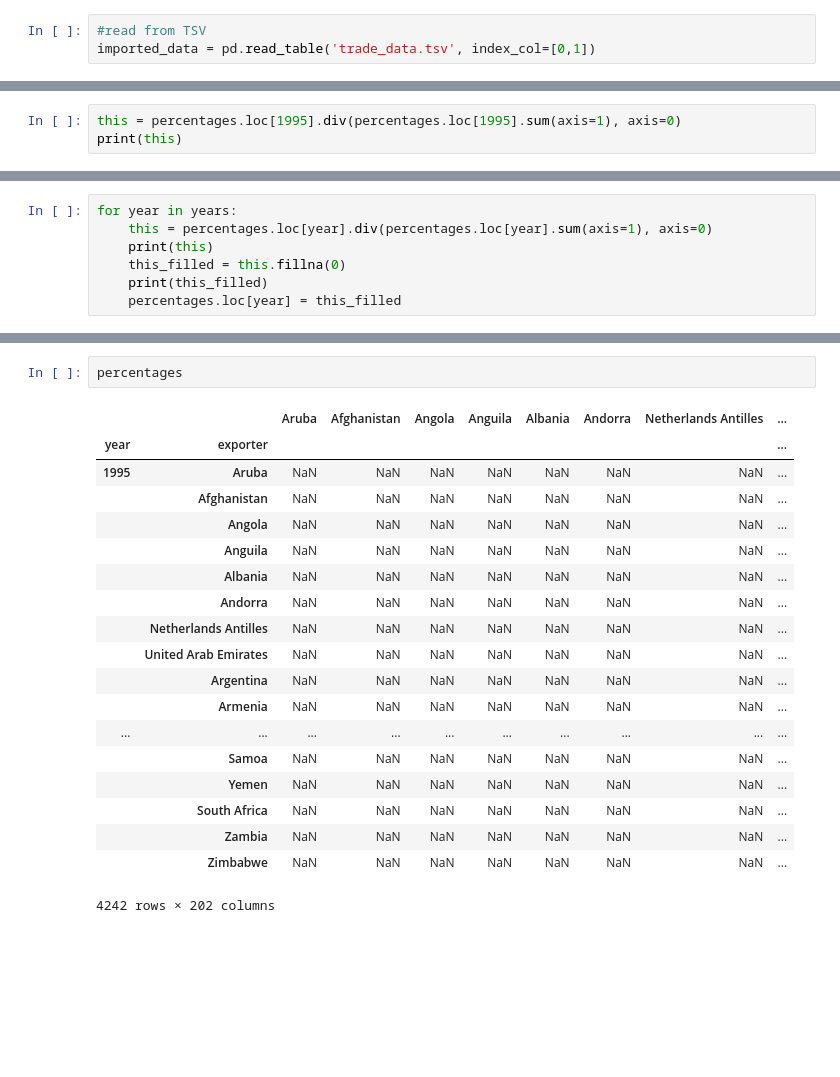
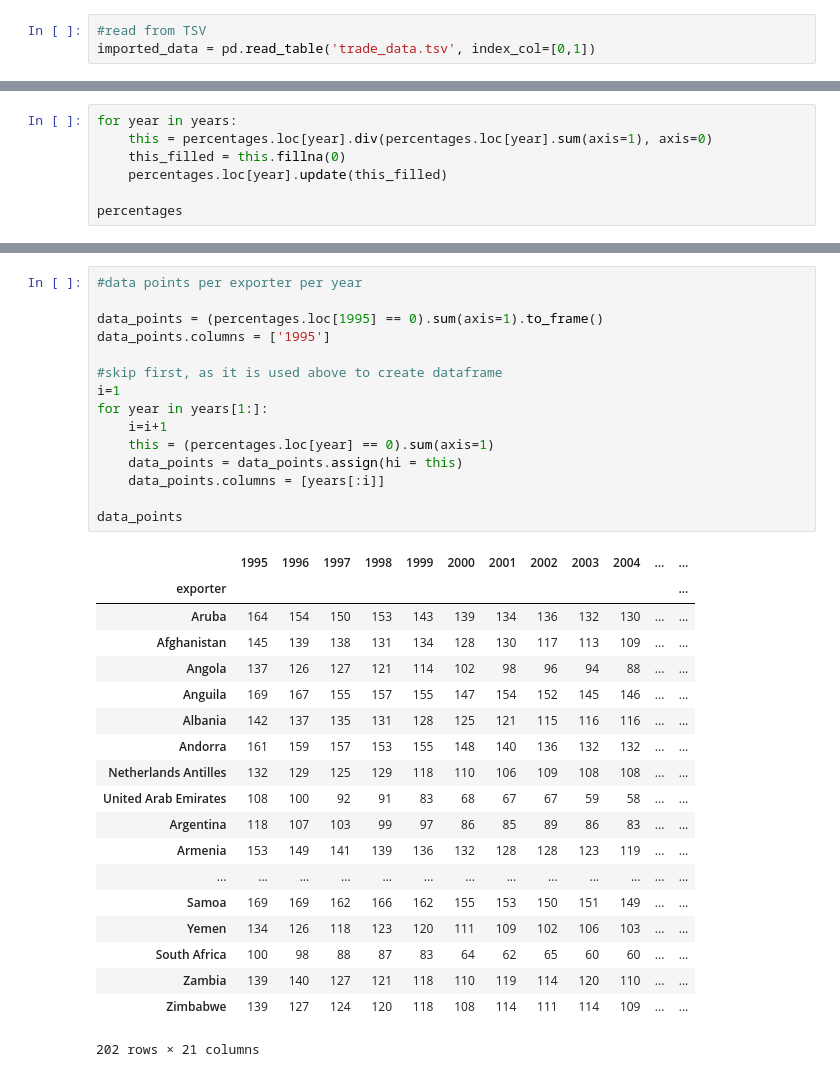
Before and after one commit to swigman/TrueEmissions, a Jupyter notebook: Percentages in MIDF.ipynb, the cells around one changed output, grey strips where cells are left out. Drawn from its saved outputs; the diff is of its cells as text; blank space fills up the shorter version.

Commit message:
completed multi index df version of percentages, added some stats

```diff
--- a/Percentages in MIDF.ipynb
+++ b/Percentages in MIDF.ipynb
@@ -45,4 +21,8 @@ percentages = imported_data.copy()
 # %%
-this = percentages.loc[1995].div(percentages.loc[1995].sum(axis=1), axis=0)
-print(this)
+for year in years:
+    this = percentages.loc[year].div(percentages.loc[year].sum(axis=1), axis=0)
+    this_filled = this.fillna(0)
+    percentages.loc[year].update(this_filled)
+
+percentages
 # %% [output]
@@ -86,7 +47,0 @@ Length: 202, dtype: float64
-# %%
-for year in years:
-    this = percentages.loc[year].div(percentages.loc[year].sum(axis=1), axis=0)
-    print(this)
-    this_filled = this.fillna(0)
-    print(this_filled)
-    percentages.loc[year] = this_filled
@@ -111,22 +48,35 @@ Zambia                             NaN
-# %%
-percentages
-# %% [output]
-|  |  | Aruba | Afghanistan | Angola | Anguila | Albania | Andorra | Netherlands Antilles | ... |
-| year | exporter |  |  |  |  |  |  |  | ... |
-| 1995 | Aruba | NaN | NaN | NaN | NaN | NaN | NaN | NaN | ... |
-|  | Afghanistan | NaN | NaN | NaN | NaN | NaN | NaN | NaN | ... |
-|  | Angola | NaN | NaN | NaN | NaN | NaN | NaN | NaN | ... |
-|  | Anguila | NaN | NaN | NaN | NaN | NaN | NaN | NaN | ... |
-|  | Albania | NaN | NaN | NaN | NaN | NaN | NaN | NaN | ... |
-|  | Andorra | NaN | NaN | NaN | NaN | NaN | NaN | NaN | ... |
-|  | Netherlands Antilles | NaN | NaN | NaN | NaN | NaN | NaN | NaN | ... |
-|  | United Arab Emirates | NaN | NaN | NaN | NaN | NaN | NaN | NaN | ... |
-|  | Argentina | NaN | NaN | NaN | NaN | NaN | NaN | NaN | ... |
-|  | Armenia | NaN | NaN | NaN | NaN | NaN | NaN | NaN | ... |
-| ... | ... | ... | ... | ... | ... | ... | ... | ... | ... |
-|  | Samoa | NaN | NaN | NaN | NaN | NaN | NaN | NaN | ... |
-|  | Yemen | NaN | NaN | NaN | NaN | NaN | NaN | NaN | ... |
-|  | South Africa | NaN | NaN | NaN | NaN | NaN | NaN | NaN | ... |
-|  | Zambia | NaN | NaN | NaN | NaN | NaN | NaN | NaN | ... |
-|  | Zimbabwe | NaN | NaN | NaN | NaN | NaN | NaN | NaN | ... |
-4242 rows × 202 columns
+# %%
+#data points per exporter per year
+
+data_points = (percentages.loc[1995] == 0).sum(axis=1).to_frame()
+data_points.columns = ['1995']
+
+#skip first, as it is used above to create dataframe
+i=1
+for year in years[1:]:
+    i=i+1
+    this = (percentages.loc[year] == 0).sum(axis=1)
+    data_points = data_points.assign(hi = this)
+    data_points.columns = [years[:i]]
+
+data_points
+# %% [output]
+|  | 1995 | 1996 | 1997 | 1998 | 1999 | 2000 | 2001 | 2002 | 2003 | 2004 | ... | ... |
+| exporter |  |  |  |  |  |  |  |  |  |  |  | ... |
+| Aruba | 164 | 154 | 150 | 153 | 143 | 139 | 134 | 136 | 132 | 130 | ... | ... |
+| Afghanistan | 145 | 139 | 138 | 131 | 134 | 128 | 130 | 117 | 113 | 109 | ... | ... |
+| Angola | 137 | 126 | 127 | 121 | 114 | 102 | 98 | 96 | 94 | 88 | ... | ... |
+| Anguila | 169 | 167 | 155 | 157 | 155 | 147 | 154 | 152 | 145 | 146 | ... | ... |
+| Albania | 142 | 137 | 135 | 131 | 128 | 125 | 121 | 115 | 116 | 116 | ... | ... |
+| Andorra | 161 | 159 | 157 | 153 | 155 | 148 | 140 | 136 | 132 | 132 | ... | ... |
+| Netherlands Antilles | 132 | 129 | 125 | 129 | 118 | 110 | 106 | 109 | 108 | 108 | ... | ... |
+| United Arab Emirates | 108 | 100 | 92 | 91 | 83 | 68 | 67 | 67 | 59 | 58 | ... | ... |
+| Argentina | 118 | 107 | 103 | 99 | 97 | 86 | 85 | 89 | 86 | 83 | ... | ... |
+| Armenia | 153 | 149 | 141 | 139 | 136 | 132 | 128 | 128 | 123 | 119 | ... | ... |
+| ... | ... | ... | ... | ... | ... | ... | ... | ... | ... | ... | ... | ... |
+| Samoa | 169 | 169 | 162 | 166 | 162 | 155 | 153 | 150 | 151 | 149 | ... | ... |
+| Yemen | 134 | 126 | 118 | 123 | 120 | 111 | 109 | 102 | 106 | 103 | ... | ... |
+| South Africa | 100 | 98 | 88 | 87 | 83 | 64 | 62 | 65 | 60 | 60 | ... | ... |
+| Zambia | 139 | 140 | 127 | 121 | 118 | 110 | 119 | 114 | 120 | 110 | ... | ... |
+| Zimbabwe | 139 | 127 | 124 | 120 | 118 | 108 | 114 | 111 | 114 | 109 | ... | ... |
+202 rows × 21 columns
```
Also changed, not shown: parts of 11 cells of this notebook.
